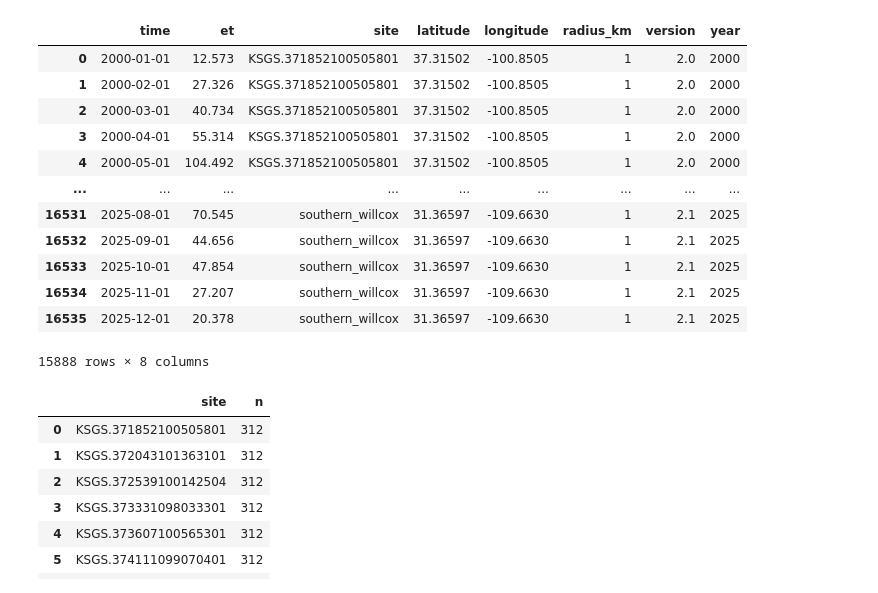
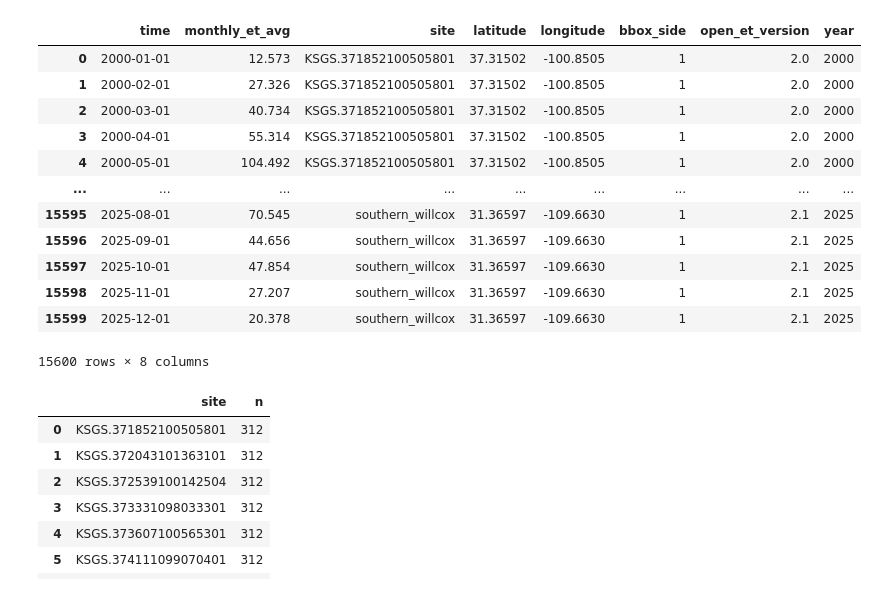
Before and after one commit to meds-AridGW/GW-depth-data-exploration, a Jupyter notebook: open-et-timeseries-practice.ipynb, the cells around one changed output. Cells and saved outputs as stored; diff of their text form; code cells hidden in the pictures.

```diff
--- a/open-et-timeseries-practice.ipynb
+++ b/open-et-timeseries-practice.ipynb
@@ -114,0 +95,4 @@ Querying KSGS.372539100142504...
+# %%
+# Delete later raw monthly et
+df_monthly = "/Users/richardmonteslemus/capstone/GW-depth-data-exploration/openet_data_monthly_clean.csv"
+df_monthly = pd.read_csv(df_monthly)
@@ -115,21 +115,22 @@ Querying KSGS.372539100142504...
 # %%
 # Convert time column to datetime, extract year
-df_monthly["time"] = pd.to_datetime(df_monthly["time"])
+df_monthly["time"] = pd.to_datetime(df_monthly["time"], format="%m/%d/%y")
 df_monthly["year"] = df_monthly["time"].dt.year
+df_monthly = df_monthly.rename(columns={"et": "monthly_et_avg"})
 df_monthly
 # %% [output]
-|  | time | et | site | latitude | longitude | radius_km | version | year |
+|  | time | monthly_et_avg | site | latitude | longitude | bbox_side | open_et_version | year |
 | 0 | 2000-01-01 | 12.573 | KSGS.371852100505801 | 37.31502 | -100.8505 | 1 | 2.0 | 2000 |
 | 1 | 2000-02-01 | 27.326 | KSGS.371852100505801 | 37.31502 | -100.8505 | 1 | 2.0 | 2000 |
 | 2 | 2000-03-01 | 40.734 | KSGS.371852100505801 | 37.31502 | -100.8505 | 1 | 2.0 | 2000 |
 | 3 | 2000-04-01 | 55.314 | KSGS.371852100505801 | 37.31502 | -100.8505 | 1 | 2.0 | 2000 |
 | 4 | 2000-05-01 | 104.492 | KSGS.371852100505801 | 37.31502 | -100.8505 | 1 | 2.0 | 2000 |
 | ... | ... | ... | ... | ... | ... | ... | ... | ... |
-| 16531 | 2025-08-01 | 70.545 | southern_willcox | 31.36597 | -109.6630 | 1 | 2.1 | 2025 |
-| 16532 | 2025-09-01 | 44.656 | southern_willcox | 31.36597 | -109.6630 | 1 | 2.1 | 2025 |
-| 16533 | 2025-10-01 | 47.854 | southern_willcox | 31.36597 | -109.6630 | 1 | 2.1 | 2025 |
-| 16534 | 2025-11-01 | 27.207 | southern_willcox | 31.36597 | -109.6630 | 1 | 2.1 | 2025 |
-| 16535 | 2025-12-01 | 20.378 | southern_willcox | 31.36597 | -109.6630 | 1 | 2.1 | 2025 |
+| 15595 | 2025-08-01 | 70.545 | southern_willcox | 31.36597 | -109.6630 | 1 | 2.1 | 2025 |
+| 15596 | 2025-09-01 | 44.656 | southern_willcox | 31.36597 | -109.6630 | 1 | 2.1 | 2025 |
+| 15597 | 2025-10-01 | 47.854 | southern_willcox | 31.36597 | -109.6630 | 1 | 2.1 | 2025 |
+| 15598 | 2025-11-01 | 27.207 | southern_willcox | 31.36597 | -109.6630 | 1 | 2.1 | 2025 |
+| 15599 | 2025-12-01 | 20.378 | southern_willcox | 31.36597 | -109.6630 | 1 | 2.1 | 2025 |
-15888 rows × 8 columns
+15600 rows × 8 columns
 # %%
 # Convert monthly ET data into csv
```
Also changed, not shown: parts of 21 cells of this notebook, 5 other files.
